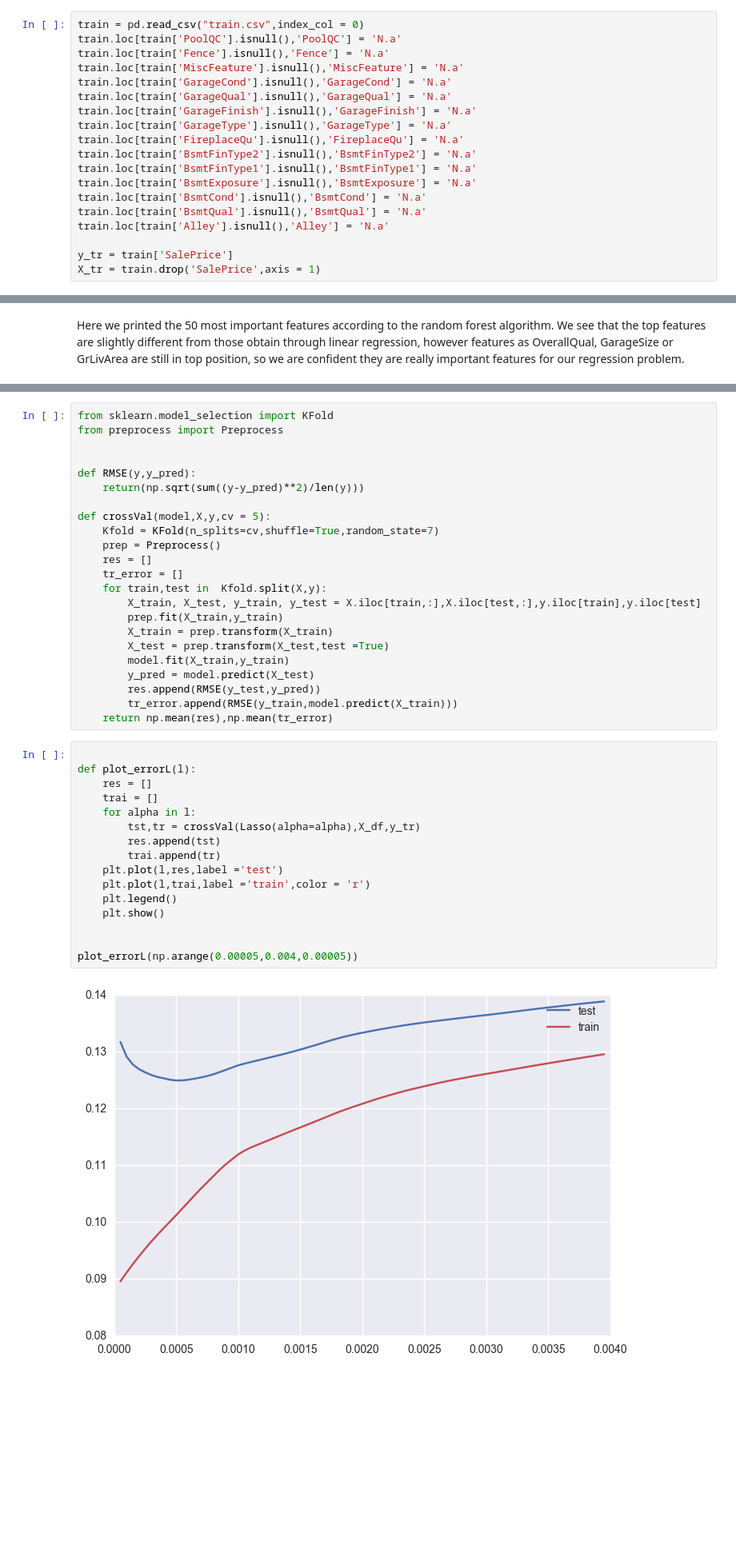
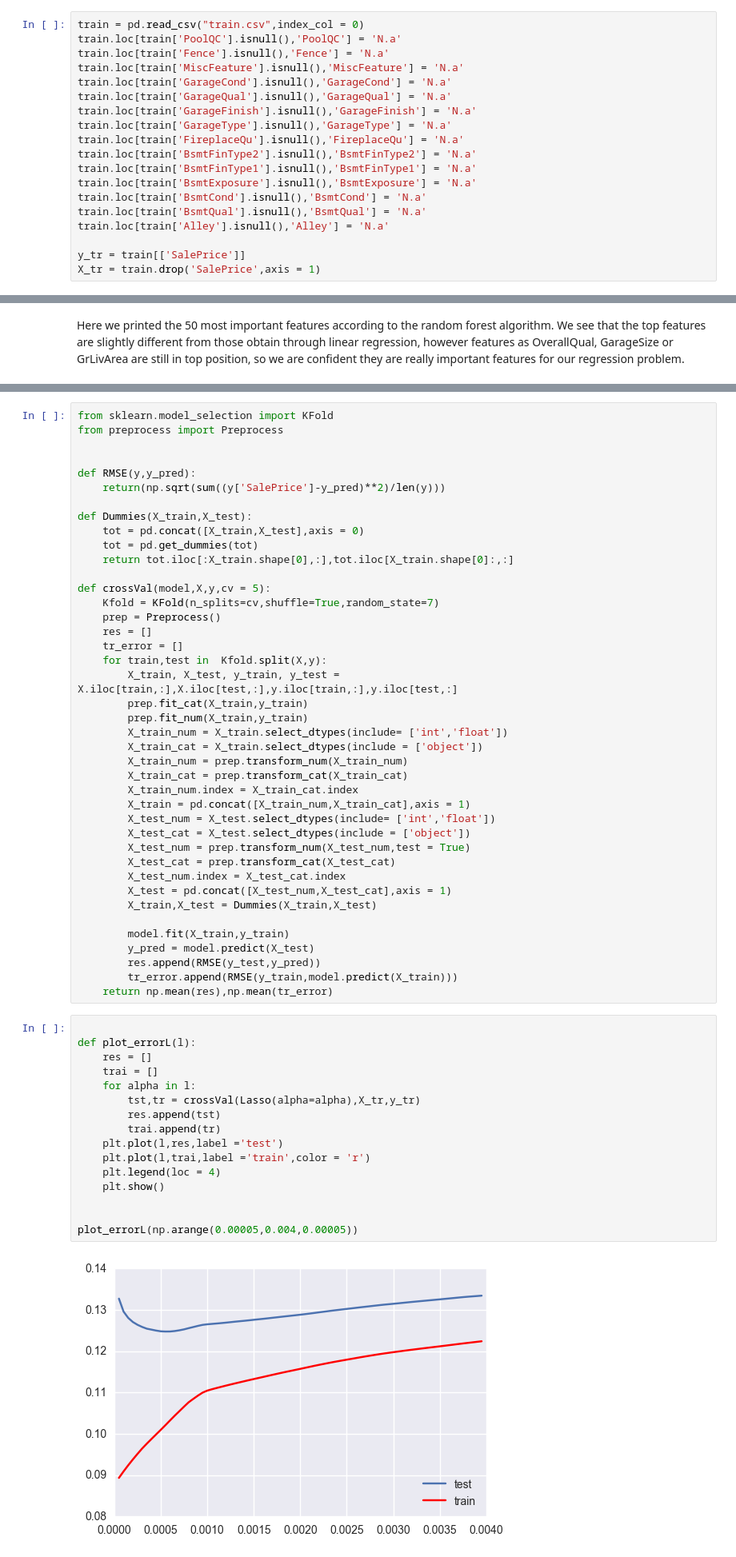
Before and after one commit to mathbarre/P3A, a Jupyter notebook: Projet 3A , House Prices Advanced Regression Techniques.ipynb, the cells around one changed output, grey strips where cells are left out. Shown at 80% size. Drawn from its saved outputs; the diff is of its cells as text; blank space fills up the shorter version.

```diff
--- a/Projet 3A , House Prices Advanced Regression Techniques.ipynb
+++ b/Projet 3A , House Prices Advanced Regression Techniques.ipynb
@@ -50,7 +50,7 @@ train.loc[train['BsmtCond'].isnull(),'BsmtCond'] = 'N.a'
 train.loc[train['BsmtQual'].isnull(),'BsmtQual'] = 'N.a'
 train.loc[train['Alley'].isnull(),'Alley'] = 'N.a'
 
-y_tr = train['SalePrice']
+y_tr = train[['SalePrice']]
 X_tr = train.drop('SalePrice',axis = 1)
 # %% [markdown]
 Let's look at the distribution of the differents features.
@@ -270,7 +270,12 @@ from preprocess import Preprocess
 
 
 def RMSE(y,y_pred):
-    return(np.sqrt(sum((y-y_pred)**2)/len(y)))
+    return(np.sqrt(sum((y['SalePrice']-y_pred)**2)/len(y)))
+
+def Dummies(X_train,X_test):
+    tot = pd.concat([X_train,X_test],axis = 0)
+    tot = pd.get_dummies(tot)
+    return tot.iloc[:X_train.shape[0],:],tot.iloc[X_train.shape[0]:,:]
 
 def crossVal(model,X,y,cv = 5):
     Kfold = KFold(n_splits=cv,shuffle=True,random_state=7)
@@ -278,10 +283,23 @@ def crossVal(model,X,y,cv = 5):
     res = []
     tr_error = []
     for train,test in  Kfold.split(X,y):
-        X_train, X_test, y_train, y_test = X.iloc[train,:],X.iloc[test,:],y.iloc[train],y.iloc[test]
-        prep.fit(X_train,y_train)
-        X_train = prep.transform(X_train)
-        X_test = prep.transform(X_test,test =True)
+        X_train, X_test, y_train, y_test = X.iloc[train,:],X.iloc[test,:],y.iloc[train,:],y.iloc[test,:]
+        prep.fit_cat(X_train,y_train)
+        prep.fit_num(X_train,y_train)
+        X_train_num = X_train.select_dtypes(include= ['int','float'])
+        X_train_cat = X_train.select_dtypes(include = ['object'])
+        X_train_num = prep.transform_num(X_train_num)
+        X_train_cat = prep.transform_cat(X_train_cat)
+        X_train_num.index = X_train_cat.index
+        X_train = pd.concat([X_train_num,X_train_cat],axis = 1)
+        X_test_num = X_test.select_dtypes(include= ['int','float'])
+        X_test_cat = X_test.select_dtypes(include = ['object'])
+        X_test_num = prep.transform_num(X_test_num,test = True)
+        X_test_cat = prep.transform_cat(X_test_cat)
+        X_test_num.index = X_test_cat.index
+        X_test = pd.concat([X_test_num,X_test_cat],axis = 1)
+        X_train,X_test = Dummies(X_train,X_test)
+
         model.fit(X_train,y_train)
         y_pred = model.predict(X_test)
         res.append(RMSE(y_test,y_pred))
@@ -290,19 +308,19 @@ def crossVal(model,X,y,cv = 5):
 # %%
 
 def plot_errorL(l):
     res = []
     trai = []
     for alpha in l:
-        tst,tr = crossVal(Lasso(alpha=alpha),X_df,y_tr)
+        tst,tr = crossVal(Lasso(alpha=alpha),X_tr,y_tr)
         res.append(tst)
         trai.append(tr)
     plt.plot(l,res,label ='test')
     plt.plot(l,trai,label ='train',color = 'r')
-    plt.legend()
+    plt.legend(loc = 4)
     plt.show()
 
 
 plot_errorL(np.arange(0.00005,0.004,0.00005))
 # %% [output]
-[figure, old version]
+[figure, new version]
 # %% [markdown]
```
Also changed, not shown: parts of 20 cells of this notebook, 1 other file.
